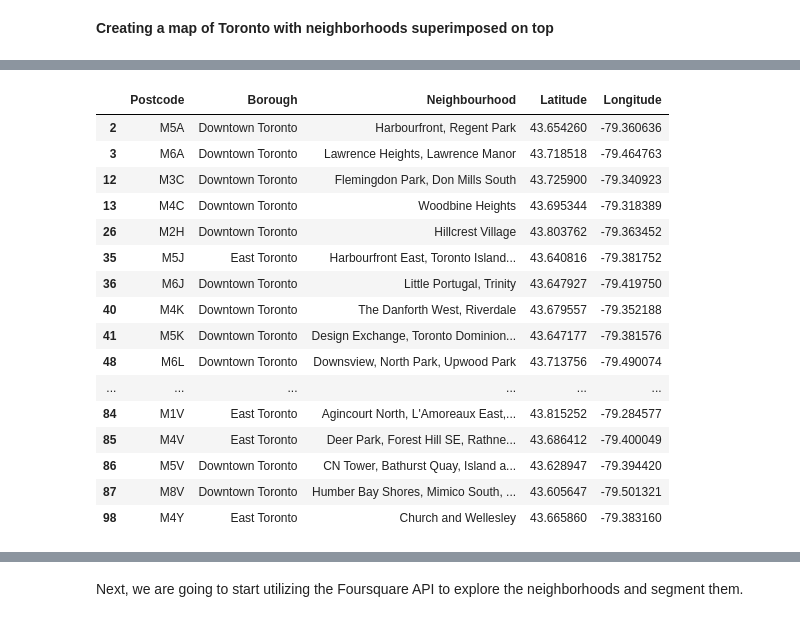
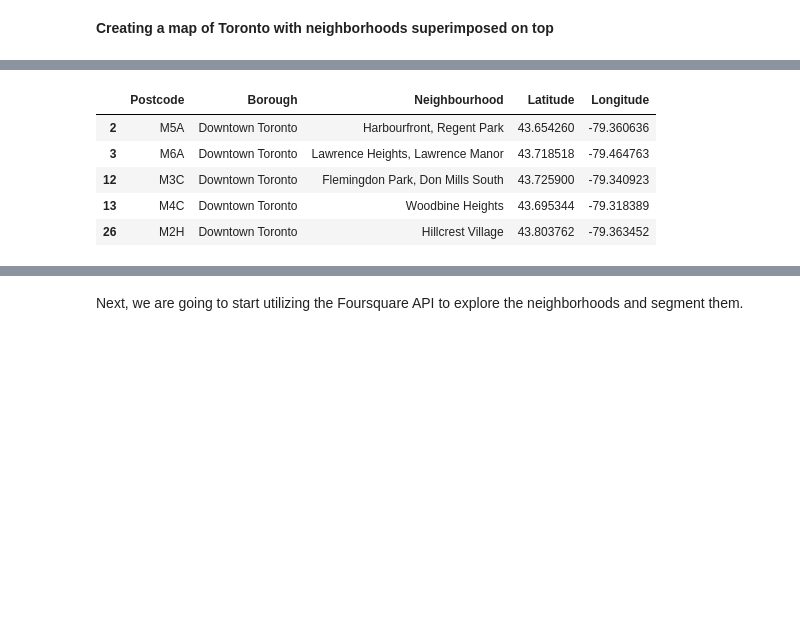
Before and after one commit to rathapech/Boston_Crimes, a Jupyter notebook: toronto_neighbourhood_clustering.ipynb, the cells around one changed output, grey strips where cells are left out. Drawn from its saved outputs; the diff is of its cells as text; code cells hidden in the pictures; blank space fills up the shorter version.

```diff
--- a/toronto_neighbourhood_clustering.ipynb
+++ b/toronto_neighbourhood_clustering.ipynb
@@ -157,25 +157,14 @@ map_toronto
 # %%
 #toronto_data = new_df[new_df['Borough'] == 'Toronto'].reset_index(drop=True)
 toronto_data = new_df[new_df['Borough'].str.contains('Toronto')]
-toronto_data
+toronto_data.head()
 # %% [output]
 |  | Postcode | Borough | Neighbourhood | Latitude | Longitude |
 | 2 | M5A | Downtown Toronto | Harbourfront, Regent Park | 43.654260 | -79.360636 |
 | 3 | M6A | Downtown Toronto | Lawrence Heights, Lawrence Manor | 43.718518 | -79.464763 |
 | 12 | M3C | Downtown Toronto | Flemingdon Park, Don Mills South | 43.725900 | -79.340923 |
 | 13 | M4C | Downtown Toronto | Woodbine Heights | 43.695344 | -79.318389 |
 | 26 | M2H | Downtown Toronto | Hillcrest Village | 43.803762 | -79.363452 |
-| 35 | M5J | East Toronto | Harbourfront East, Toronto Island... | 43.640816 | -79.381752 |
-| 36 | M6J | Downtown Toronto | Little Portugal, Trinity | 43.647927 | -79.419750 |
-| 40 | M4K | Downtown Toronto | The Danforth West, Riverdale | 43.679557 | -79.352188 |
-| 41 | M5K | Downtown Toronto | Design Exchange, Toronto Dominion... | 43.647177 | -79.381576 |
-| 48 | M6L | Downtown Toronto | Downsview, North Park, Upwood Park | 43.713756 | -79.490074 |
-| ... | ... | ... | ... | ... | ... |
-| 84 | M1V | East Toronto | Agincourt North, L'Amoreaux East,... | 43.815252 | -79.284577 |
-| 85 | M4V | East Toronto | Deer Park, Forest Hill SE, Rathne... | 43.686412 | -79.400049 |
-| 86 | M5V | Downtown Toronto | CN Tower, Bathurst Quay, Island a... | 43.628947 | -79.394420 |
-| 87 | M8V | Downtown Toronto | Humber Bay Shores, Mimico South, ... | 43.605647 | -79.501321 |
-| 98 | M4Y | East Toronto | Church and Wellesley | 43.665860 | -79.383160 |
 # %%
 # create map of Toronto with neighbourhood that containing Toronto using latitude and longitude values
 map_toronto = folium.Map(location=[latitude, longitude], zoom_start=10)
```
Also changed, not shown: parts of 11 cells of this notebook, 1 other file.
